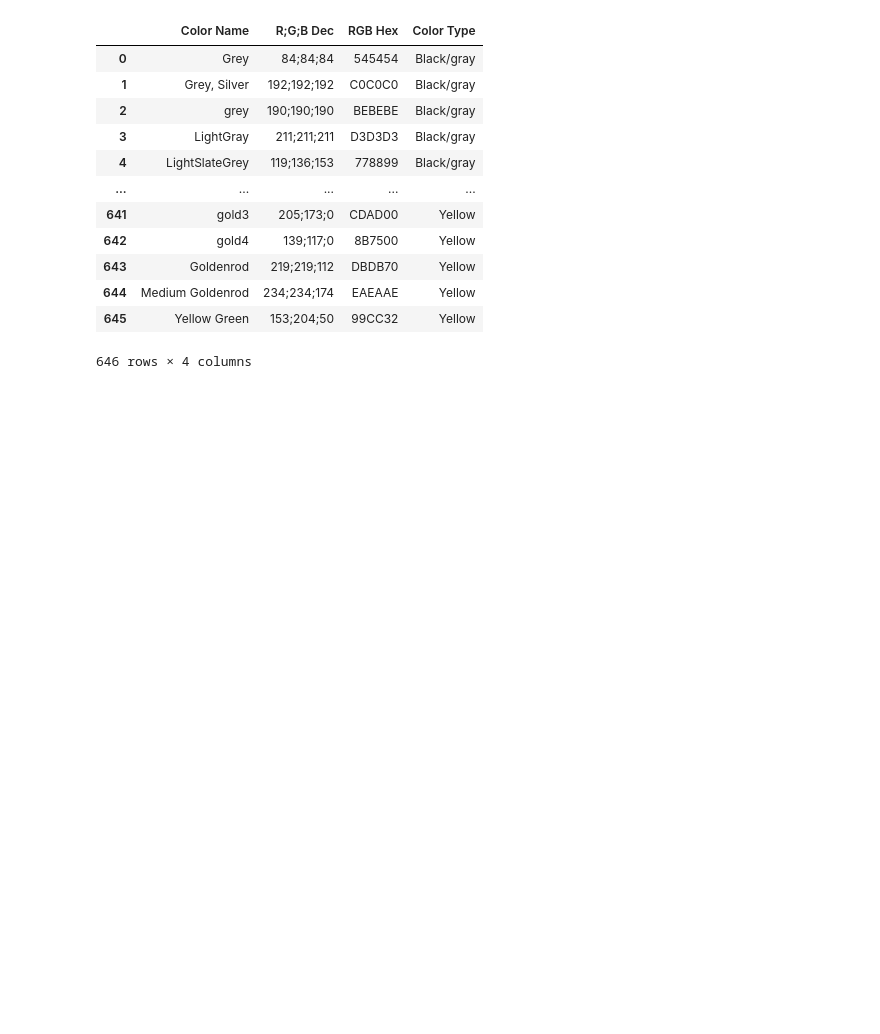
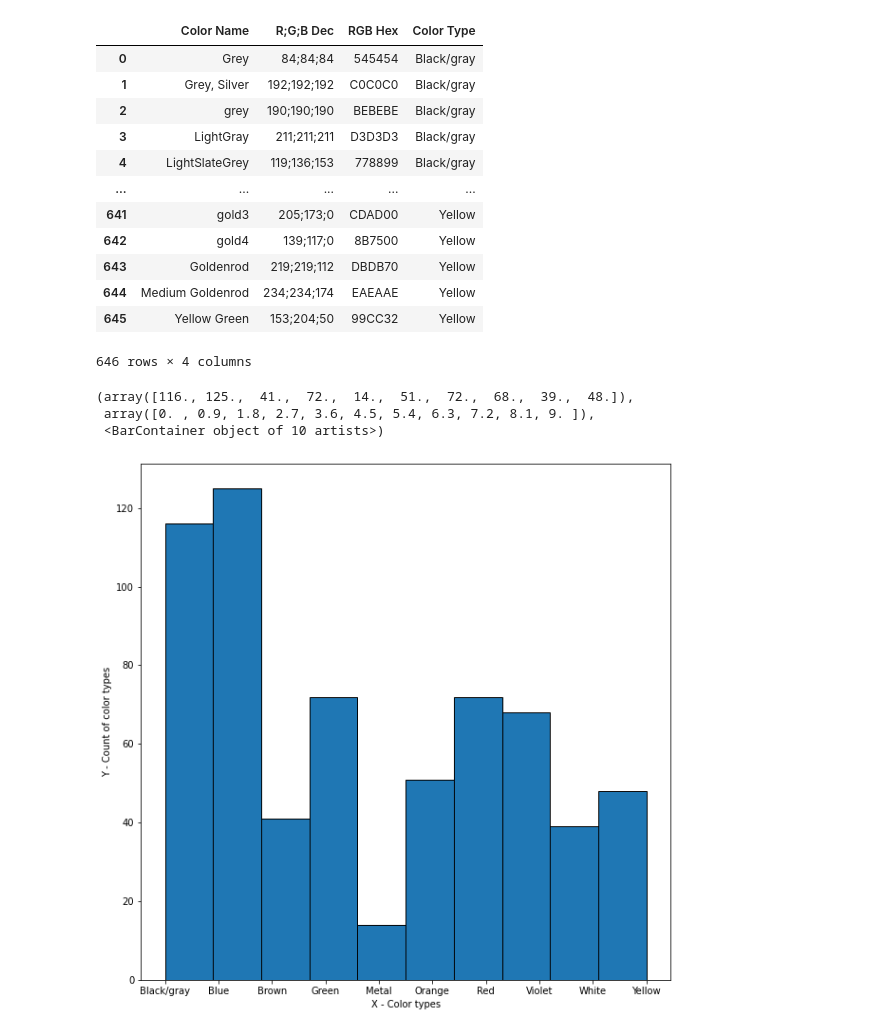
Before and after one commit to Gaboelc/Color-classifier, a Jupyter notebook: data_classification.ipynb, the cells around one changed output. Saved outputs shown, nothing was run; the diff lists cells and outputs as text; code cells hidden in the pictures; blank space fills up the shorter version.

```diff
--- a/data_classification.ipynb
+++ b/data_classification.ipynb
@@ -5,14 +10,14 @@ import itertools
 # %%
-csvfiles = glob.glob('color_data/*.csv')
+csvfiles = glob('color_data/*.csv')
 dataframes = []
-tags = ['Black/gray', 'Blue', 'Brown', 'Green', 'Metal', 'Orange', 'Red',
-        'Violet', 'White', 'Yellow']
+labels = ['Black/gray', 'Blue', 'Brown', 'Green', 'Metal', 'Orange', 'Red',
+          'Violet', 'White', 'Yellow']
 
-for (csvfile, tag) in zip(csvfiles,tags):
+for (csvfile, labels) in zip(csvfiles,labels):
     temp_df = pd.read_csv(csvfile, header=[0])
     temp_df.columns = temp_df.iloc[0]
     temp_df = temp_df[1:].reset_index(drop=True).drop(temp_df.columns[[0,2,5,6]], axis=1)
-    temp_df['Color Type'] = tag
+    temp_df['Color Type'] = labels
 
     dataframes.append(temp_df)
 
@@ -43,3 +48,16 @@ df
 | 644 | Medium Goldenrod | 234;234;174 | EAEAAE | Yellow |
 | 645 | Yellow Green | 153;204;50 | 99CC32 | Yellow |
 646 rows × 4 columns
+# %%
+f = plt.figure()
+f.set_figwidth(10)
+f.set_figheight(10)
+
+plt.xlabel('X - Color types')
+plt.ylabel('Y - Count of color types')
+plt.hist(df['Color Type'], edgecolor = 'black')
+# %% [output]
+(array([116., 125.,  41.,  72.,  14.,  51.,  72.,  68.,  39.,  48.]),
+ array([0. , 0.9, 1.8, 2.7, 3.6, 4.5, 5.4, 6.3, 7.2, 8.1, 9. ]),
+ <BarContainer object of 10 artists>)
+[figure, added]
```
Also changed, not shown: parts of 13 cells of this notebook, 1 other file.
